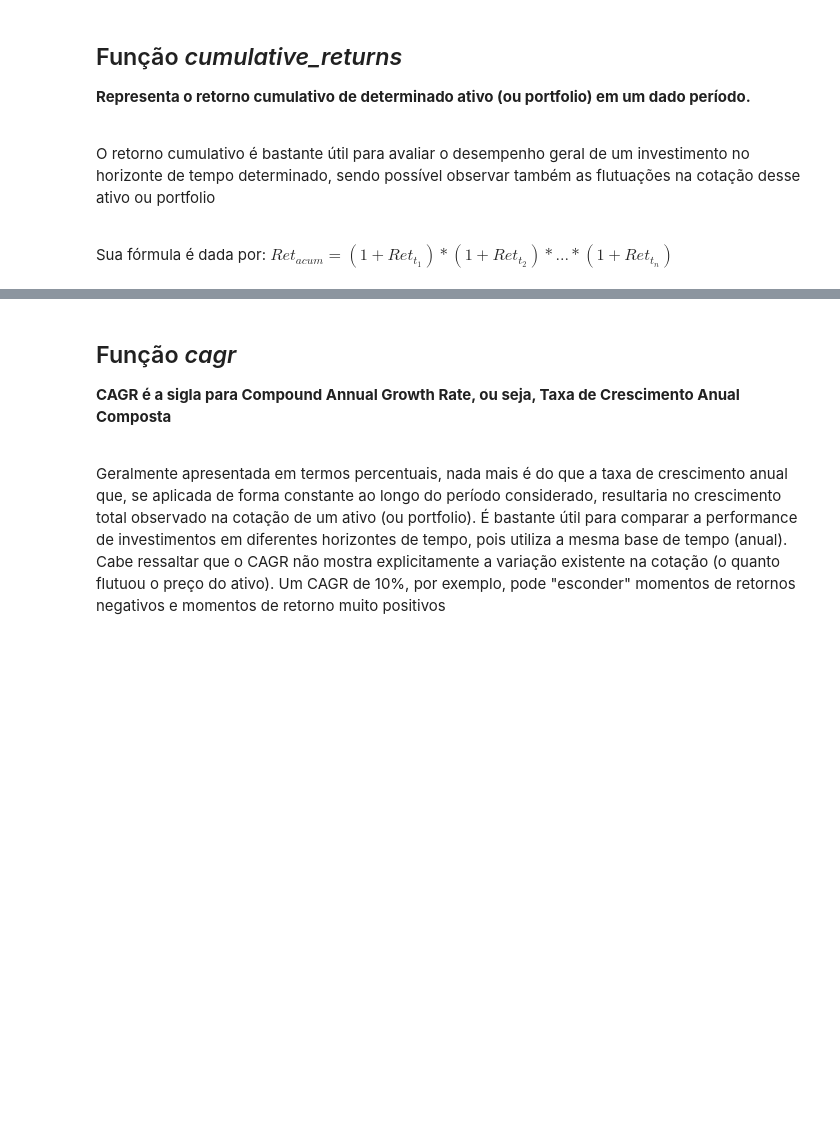
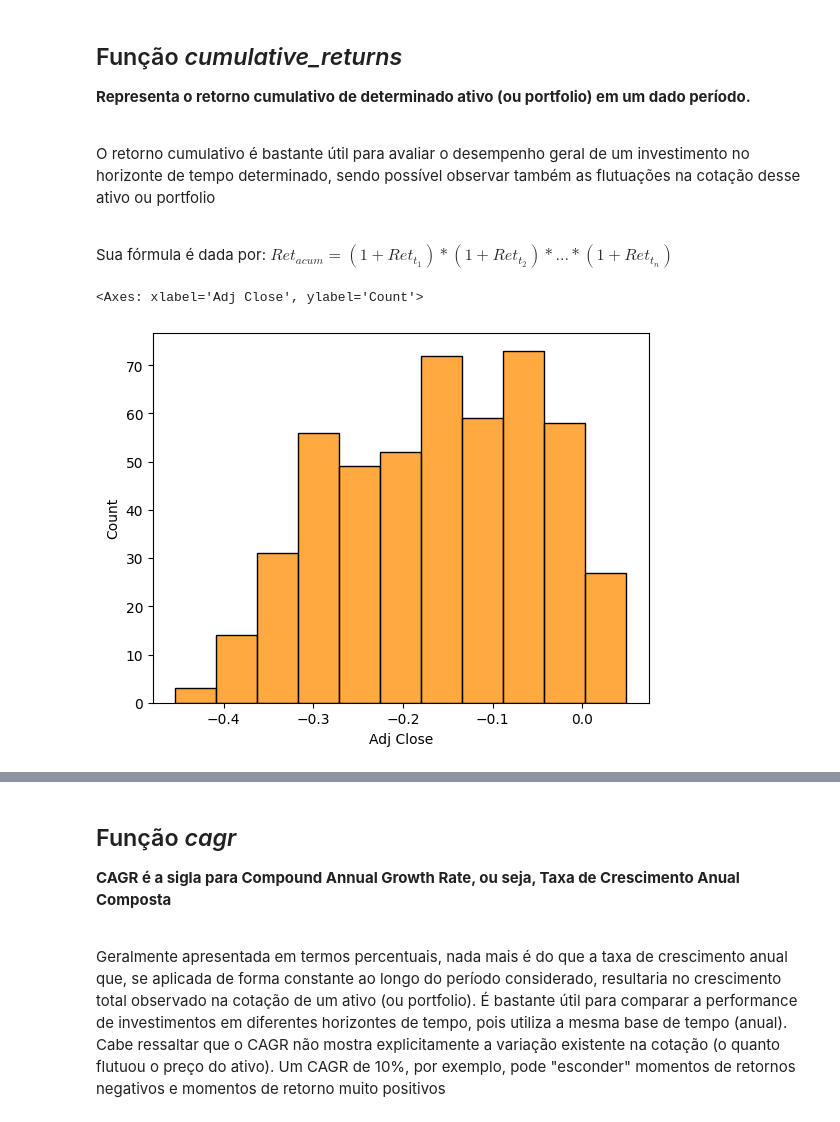
Before and after one commit to turing-usp/turingquant-exemplos, a Jupyter notebook: metrics_retorno.ipynb, the cells around one changed output, grey strips where cells are left out. Saved outputs shown, nothing was run; the diff lists cells and outputs as text; code cells hidden in the pictures; blank space fills up the shorter version.

Commit message:
:memo: cumulative_returns codigo

```diff
--- a/metrics_retorno.ipynb
+++ b/metrics_retorno.ipynb
@@ -86,0 +125,8 @@ $Ret_{acum} = (1 + Ret_{t_{1}}) * (1 + Ret_{t_{2}}) * ... * (1 + Ret_{t_{n}})$
+# %%
+# retorno logaritmo
+
+data1 = cumulative_returns(returns(df['Adj Close'].loc['2020-01-01':'2022-01-01']), 'log')
+sns.histplot(data1, color = "darkorange")
+# %% [output]
+<Axes: xlabel='Adj Close', ylabel='Count'>
+[figure, added]
```
Also changed, not shown: parts of 6 cells of this notebook.
